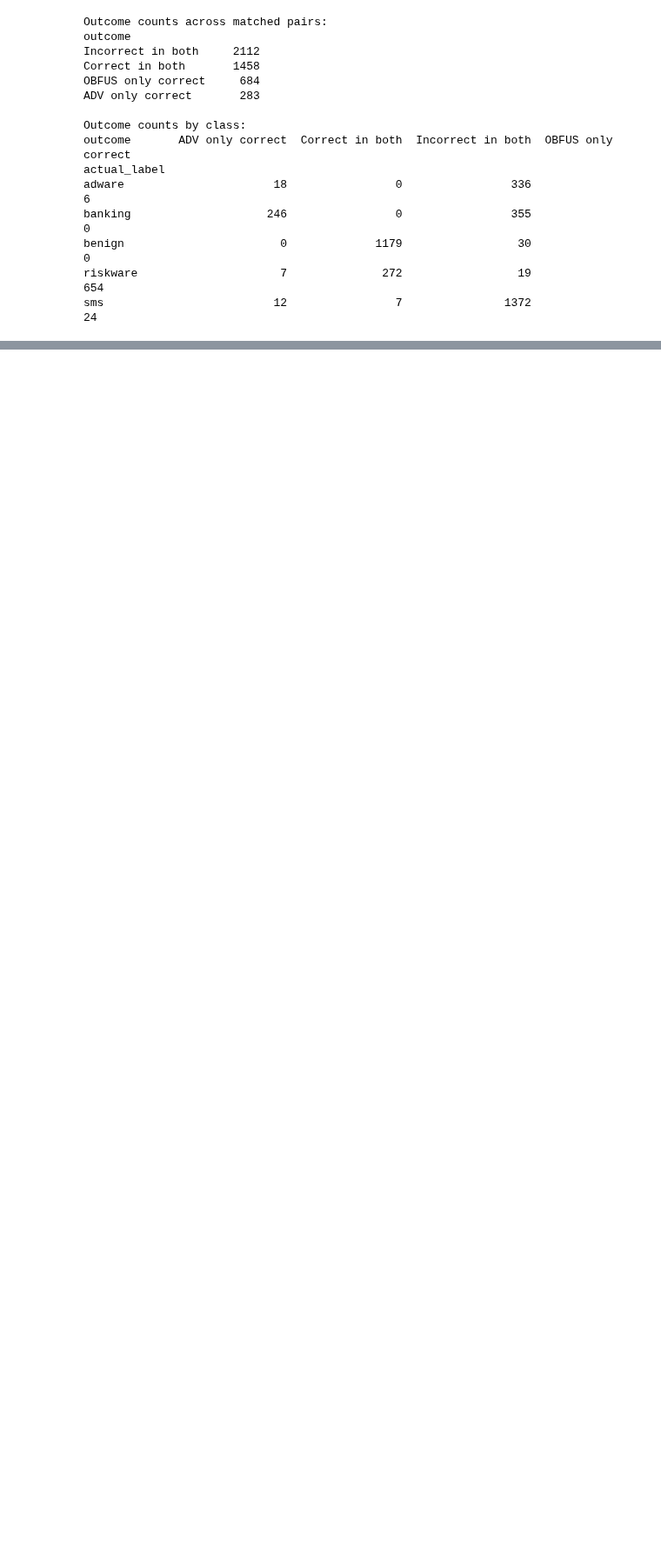
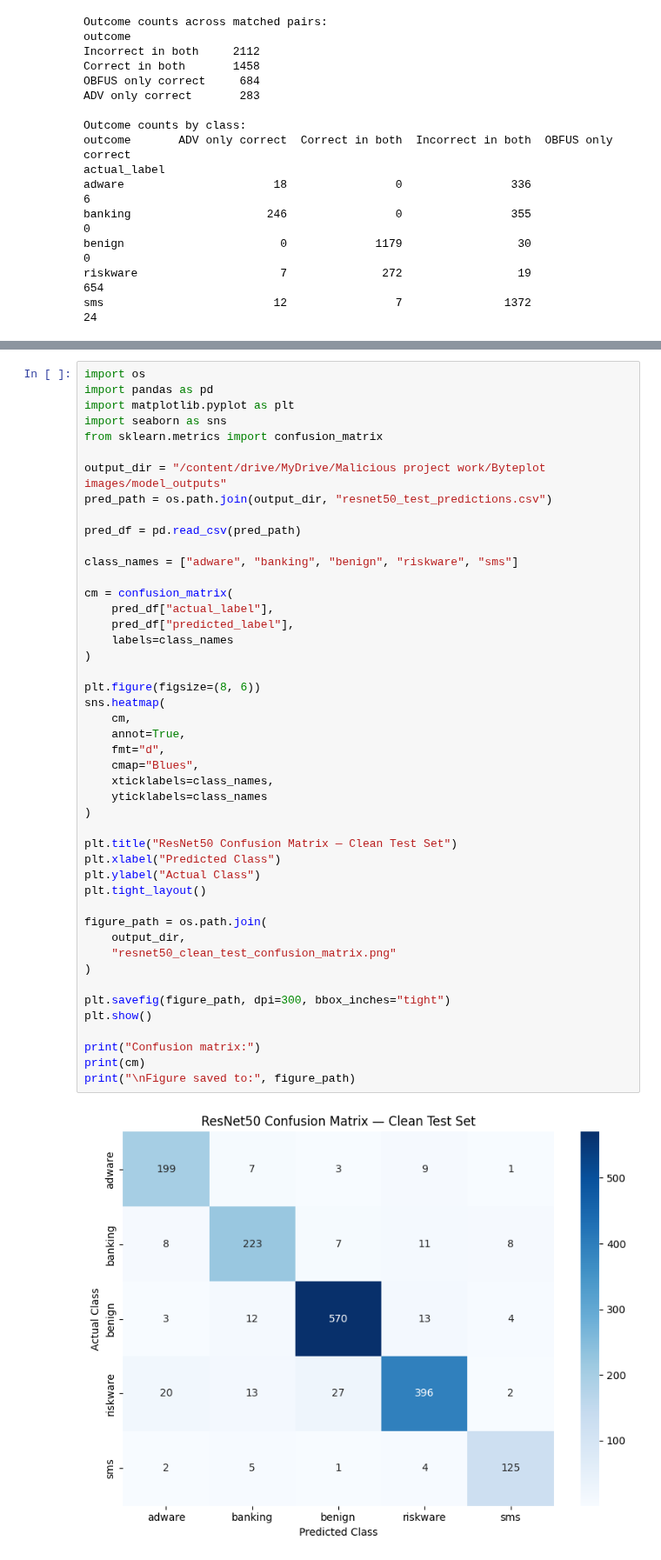
Before and after one commit to swapnasaina274/malicious-mobile-app-detection, a Jupyter notebook: byteplot work.ipynb, the cells around one changed output, grey strips where cells are left out. Shown at 87% size. Drawn from its saved outputs; the diff is of its cells as text; blank space fills up the shorter version.

```diff
--- a/byteplot work.ipynb
+++ b/byteplot work.ipynb
@@ -5066,0 +5325,48 @@ actual_label  ADV only correct  Correct in both  Incorrect in both  OBFUS only c
+# %%
+import os
+import pandas as pd
+import matplotlib.pyplot as plt
+import seaborn as sns
+from sklearn.metrics import confusion_matrix
+
+output_dir = "/content/drive/MyDrive/Malicious project work/Byteplot images/model_outputs"
+pred_path = os.path.join(output_dir, "resnet50_test_predictions.csv")
+
+pred_df = pd.read_csv(pred_path)
+
+class_names = ["adware", "banking", "benign", "riskware", "sms"]
+
+cm = confusion_matrix(
+    pred_df["actual_label"],
+    pred_df["predicted_label"],
+    labels=class_names
+)
+
+plt.figure(figsize=(8, 6))
+sns.heatmap(
+    cm,
+    annot=True,
+    fmt="d",
+    cmap="Blues",
+    xticklabels=class_names,
+    yticklabels=class_names
+)
+
+plt.title("ResNet50 Confusion Matrix — Clean Test Set")
+plt.xlabel("Predicted Class")
+plt.ylabel("Actual Class")
+plt.tight_layout()
+
+figure_path = os.path.join(
+    output_dir,
+    "resnet50_clean_test_confusion_matrix.png"
+)
+
+plt.savefig(figure_path, dpi=300, bbox_inches="tight")
+plt.show()
+
+print("Confusion matrix:")
+print(cm)
+print("\nFigure saved to:", figure_path)
+# %% [output]
+[figure, added]
```
Also changed, not shown: parts of 43 cells of this notebook.
